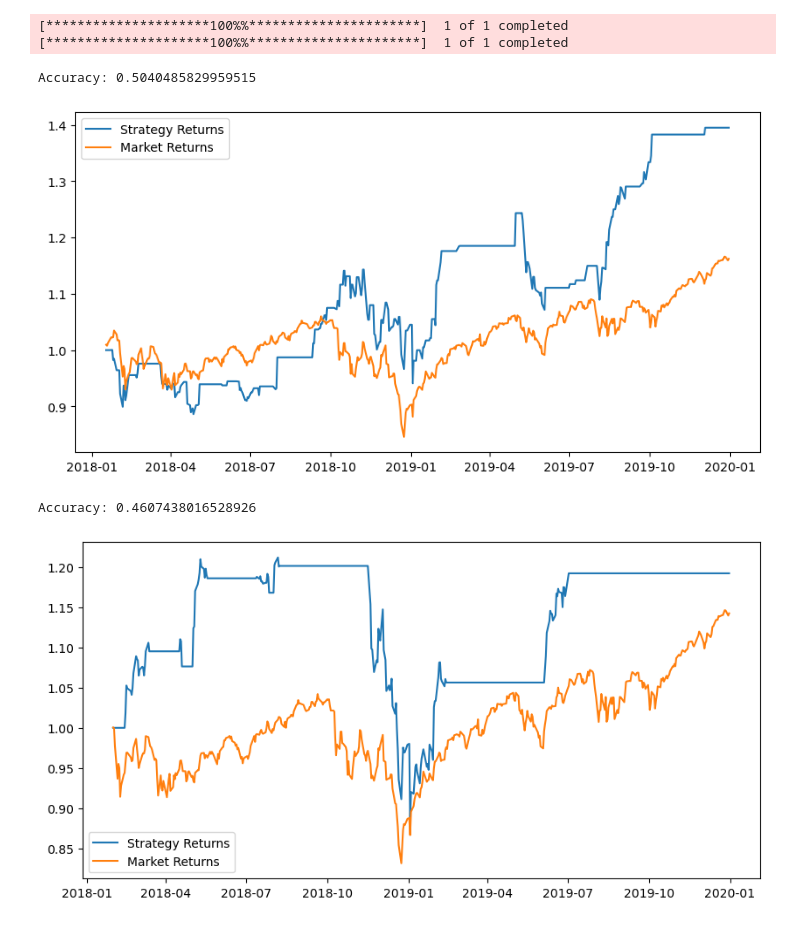
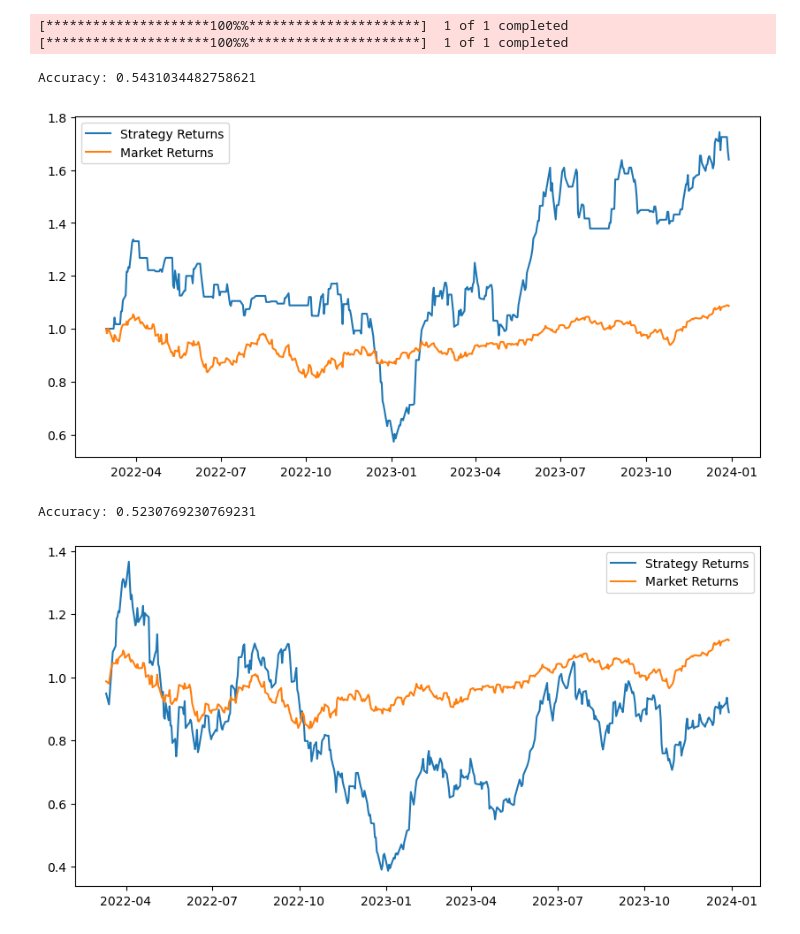
Before and after one commit to jjr2024/cs-451-quant-project, a Jupyter notebook: axiao_research.ipynb, the cells around one changed output. Cells and saved outputs as stored; diff of their text form; code cells hidden in the pictures.

```diff
--- a/axiao_research.ipynb
+++ b/axiao_research.ipynb
@@ -174,24 +246,24 @@ from sklearn.svm import SVC
 # %%
-ticker = 'AAPL'
+ticker = 'TSLA'
 market = 'SPY'
-start = '2010-01-01'
-end = '2020-01-01'
+start = '2014-01-01'
+end = '2024-01-01'
 MR = MeanReversion(ticker, start, end, market)
 # %% [output]
 [*********************100%%**********************]  1 of 1 completed
 [*********************100%%**********************]  1 of 1 completed
 # %%
 RF = RandomForestClassifier(n_estimators=100, random_state=42)
-X_test = MR.evaluate(RF)
+X_test = MR.evaluate(model=RF)
 # %% [output]
-Accuracy: 0.5040485829959515
+Accuracy: 0.5431034482758621
-[figure, old version]
+[figure, new version]
 # %%
 LR = LogisticRegression()
-X_test = MR.evaluate(LR)
+X_test = MR.evaluate(model=LR)
 # %% [output]
-Accuracy: 0.4607438016528926
+Accuracy: 0.5230769230769231
-[figure, old version]
+[figure, new version]
 # %%
 SVM = SVC()
 X_test = MR.evaluate(model = SVM)
```
Also changed, not shown: parts of 24 cells of this notebook.
